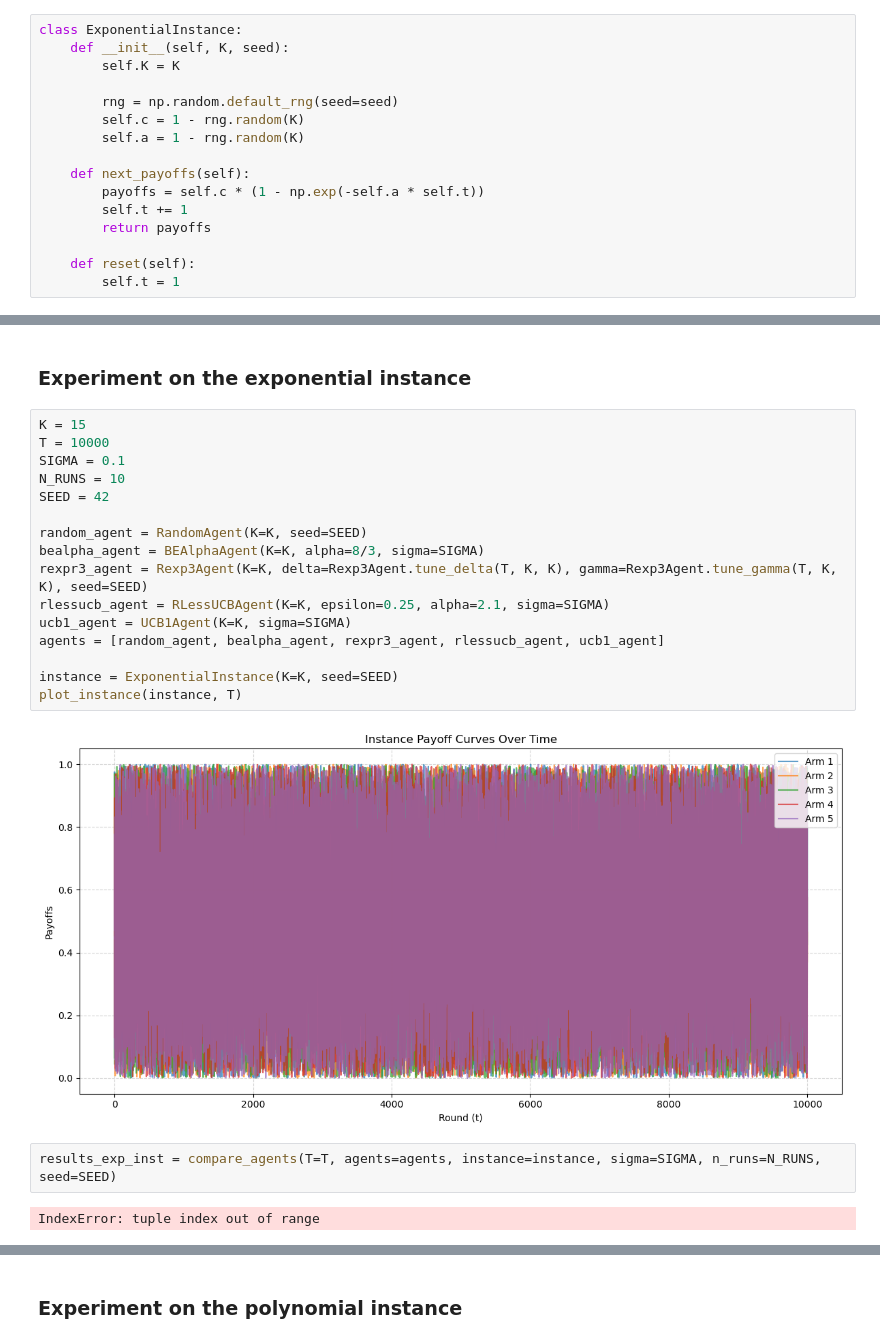
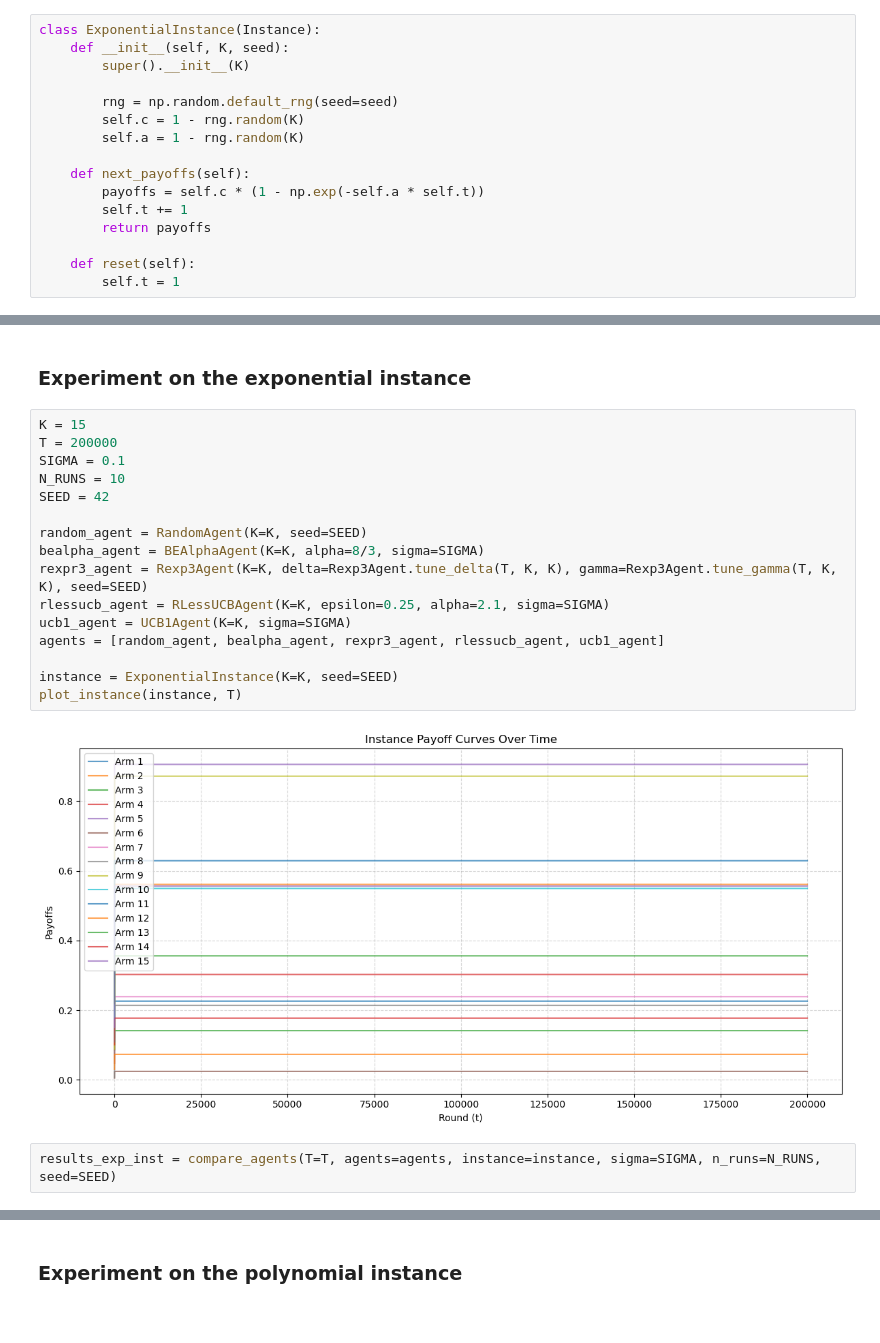
Before and after one commit to m1gwings/rcbealpha-experiments, a Jupyter notebook: bealpha-experiments.ipynb, the cells around one changed output, grey strips where cells are left out. Drawn from its saved outputs; the diff is of its cells as text.

Commit message:
Add lower bound instance

```diff
--- a/bealpha-experiments.ipynb
+++ b/bealpha-experiments.ipynb
@@ -283,9 +283,9 @@ class RandomInstance(Instance):
 # %% [markdown]
 ### Exponential instance
 # %%
-class ExponentialInstance:
+class ExponentialInstance(Instance):
     def __init__(self, K, seed):
-        self.K = K
+        super().__init__(K)
 
         rng = np.random.default_rng(seed=seed)
         self.c = 1 - rng.random(K)
@@ -409,26 +460,24 @@ plot_comparison(results_rand_inst)
 ### Experiment on the exponential instance
 # %%
 K = 15
-T = 10000
+T = 200000
 SIGMA = 0.1
 N_RUNS = 10
 SEED = 42
 
 random_agent = RandomAgent(K=K, seed=SEED)
 bealpha_agent = BEAlphaAgent(K=K, alpha=8/3, sigma=SIGMA)
 rexpr3_agent = Rexp3Agent(K=K, delta=Rexp3Agent.tune_delta(T, K, K), gamma=Rexp3Agent.tune_gamma(T, K, K), seed=SEED)
 rlessucb_agent = RLessUCBAgent(K=K, epsilon=0.25, alpha=2.1, sigma=SIGMA)
 ucb1_agent = UCB1Agent(K=K, sigma=SIGMA)
 agents = [random_agent, bealpha_agent, rexpr3_agent, rlessucb_agent, ucb1_agent]
 
 instance = ExponentialInstance(K=K, seed=SEED)
 plot_instance(instance, T)
 # %% [output]
-[figure, old version]
+[figure, new version]
 # %%
 results_exp_inst = compare_agents(T=T, agents=agents, instance=instance, sigma=SIGMA, n_runs=N_RUNS, seed=SEED)
-# %% [output]
-IndexError: tuple index out of range
 # %%
 plot_comparison(results_exp_inst)
 # %% [output]
```
Also changed, not shown: parts of 12 cells of this notebook.
